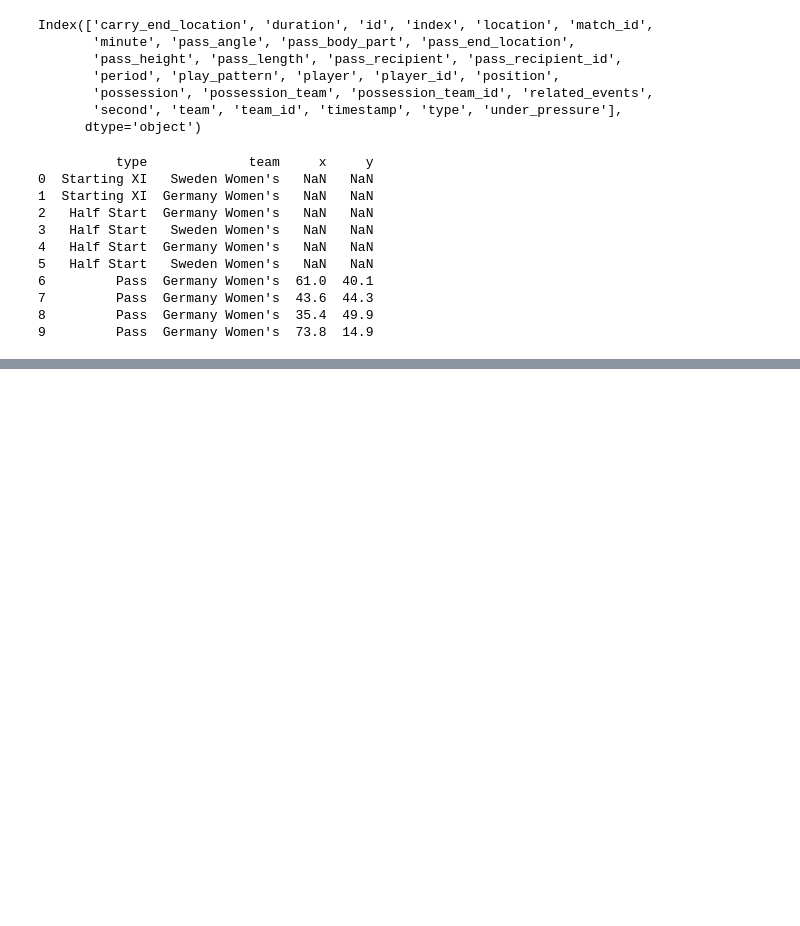
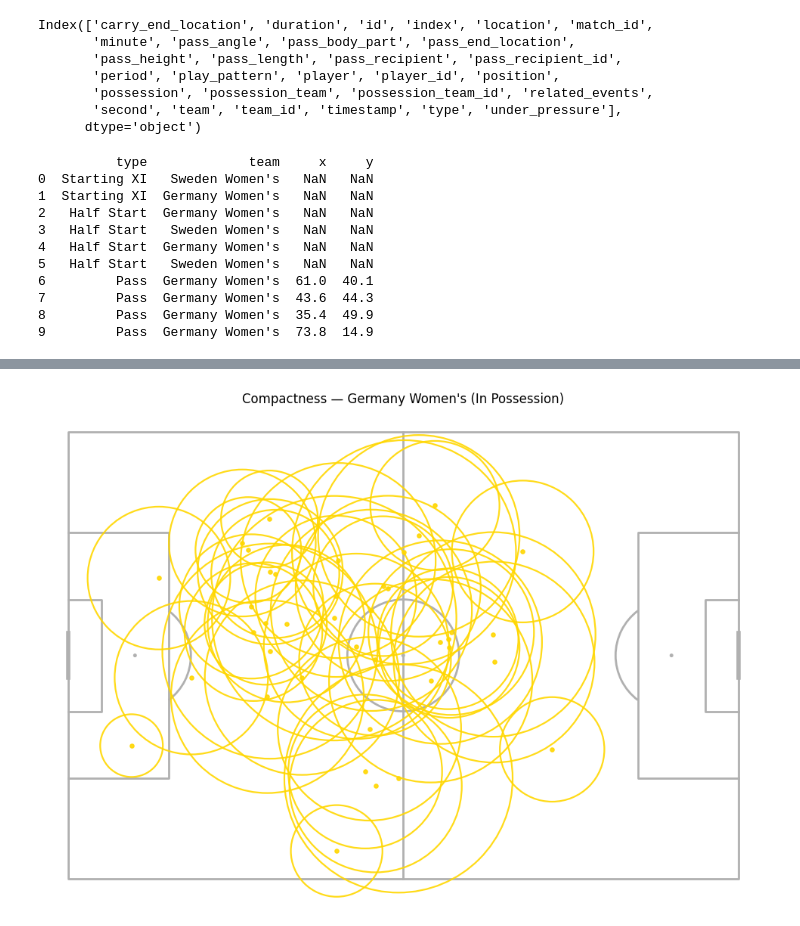
Before and after one commit to meganclapinski25/Euro2025_Data_Analysis, a Jupyter notebook: notebooks/data_load.ipynb, the cells around one changed output, grey strips where cells are left out. Drawn from its saved outputs; the diff is of its cells as text; code cells hidden in the pictures; blank space fills up the shorter version.

```diff
--- a/notebooks/data_load.ipynb
+++ b/notebooks/data_load.ipynb
@@ -146,0 +218,5 @@ print(events_clean[['type', 'team', 'x', 'y']].head(10))
+# %%
+df = events_play.copy()
+df = df.dropna(subset=['x','y'])
+
+df[['team','possession_team','player','type']].head(8)
@@ -146,0 +233,3 @@ print(events_clean[['type', 'team', 'x', 'y']].head(10))
+# %%
+df['phase'] = np.where(df['team'] == df['possession_team'], 'in_possession', 'defending')
+df[['team','possession_team','phase']].head(8)
@@ -146,0 +275,6 @@ print(events_clean[['type', 'team', 'x', 'y']].head(10))
+# %%
+## Clean Compact Data
+compactness_clean = compactness.dropna(subset=['compactness_radius'])
+compactness_clean = compactness_clean[compactness_clean['players_involved'] >= 3]
+
+compactness_clean.head(10)
@@ -146,0 +293,29 @@ print(events_clean[['type', 'team', 'x', 'y']].head(10))
+# %%
+team_name = compactness_clean['team'].iloc[0]
+team_comp_all = compactness_clean[compactness_clean['team'] == team_name].copy()
+
+max_r = team_comp_all['compactness_radius'].quantile(0.95)
+scale = 20.0 / max_r if max_r and np.isfinite(max_r) and max_r > 0 else 1.0
+# %%
+## Attacking compactness
+
+subset = (team_comp_all[team_comp_all['phase'] == 'in_possession']
+          .sort_values('event_count', ascending=False)
+          .head(40)  # trim to reduce clutter; adjust/ remove if you want all
+          .copy())
+subset['r_vis'] = subset['compactness_radius'] * scale
+
+pitch = Pitch(pitch_type='statsbomb', line_zorder=2)
+fig, ax = pitch.draw(figsize=(10, 7))
+
+ax.scatter(subset['x_mean'], subset['y_mean'], s=14, alpha=0.9, c='gold', zorder=3)
+
+
+for _, r in subset.iterrows():
+    ax.add_patch(plt.Circle((r['x_mean'], r['y_mean']),
+                            r['r_vis'], fill=False, edgecolor='gold',
+                            lw=1.6, alpha=0.9, zorder=2))
+ax.set_title(f"Compactness — {team_name} (In Possession)")
+plt.show()
+# %% [output]
+[figure, added]
```
Also changed, not shown: parts of 10 cells of this notebook.
